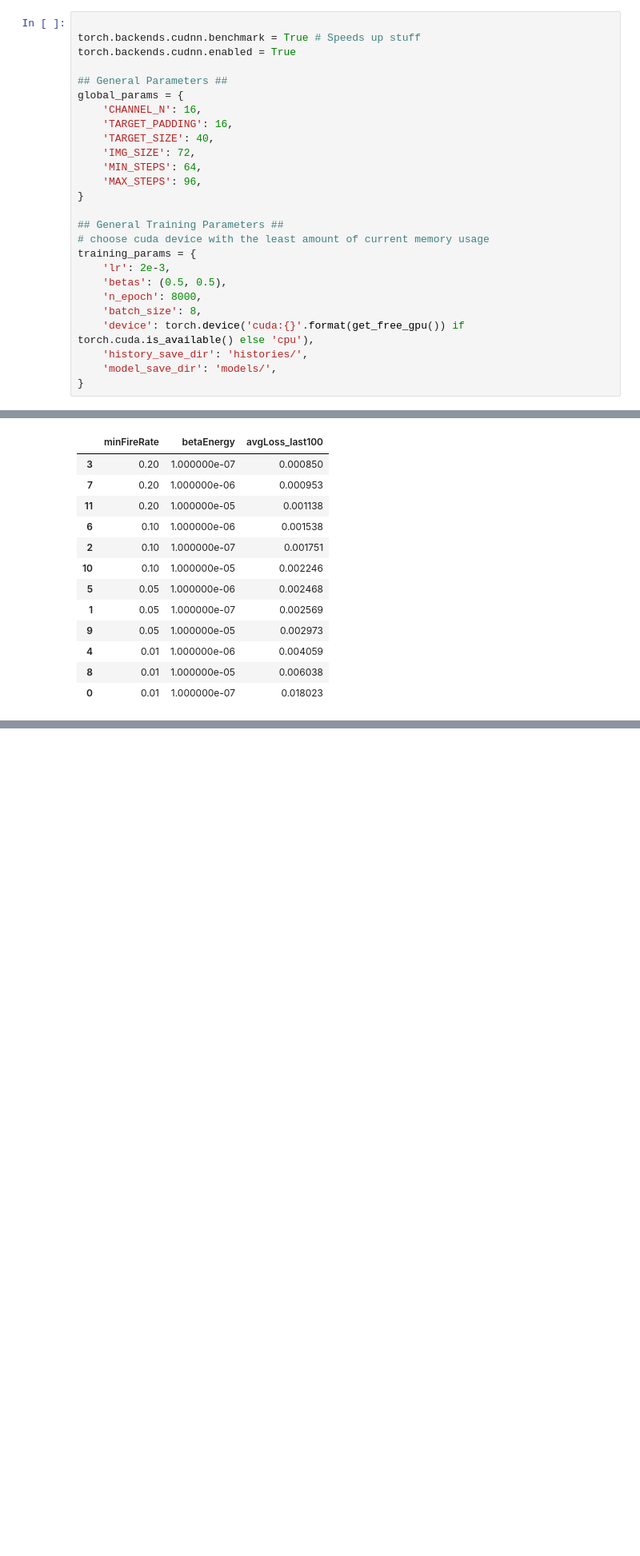
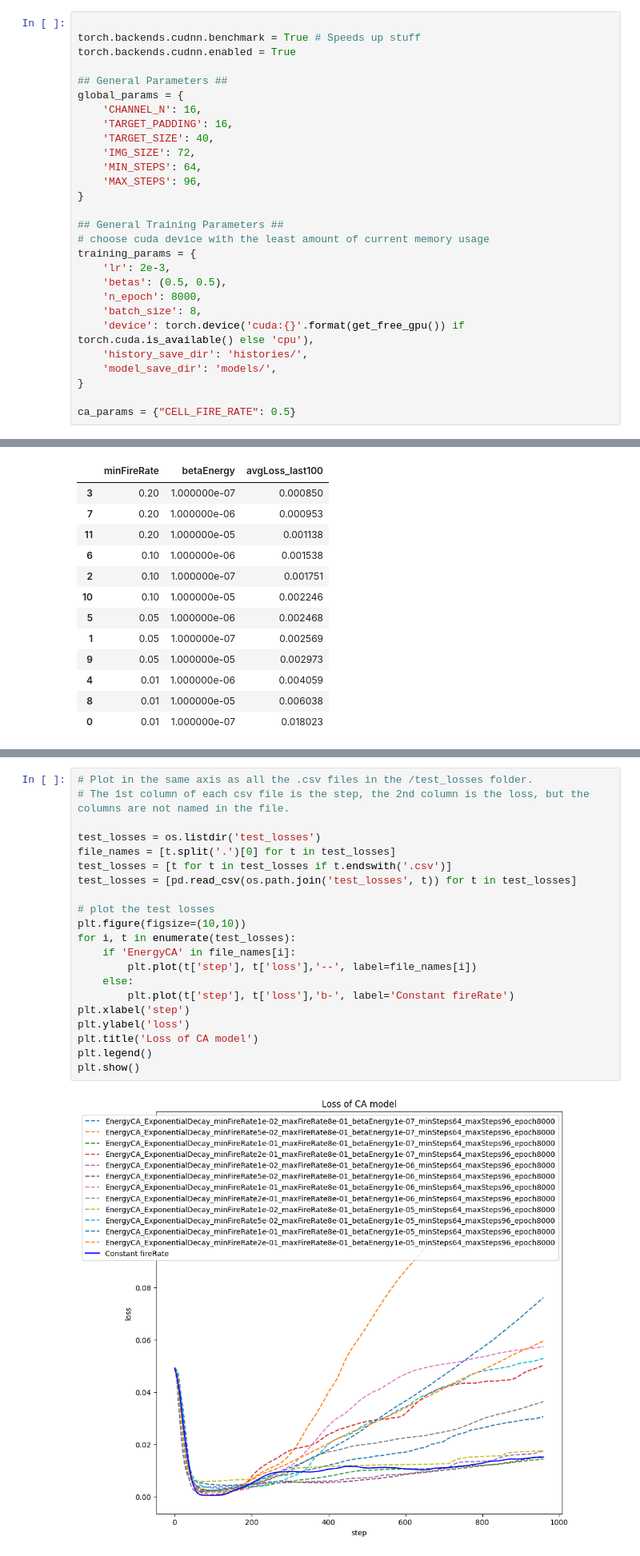
Before and after one commit to andrecharneca/Adaptive-Neural-Cellular-Automata, a Jupyter notebook: testing.ipynb, the cells around one changed output, grey strips where cells are left out. Shown at 80% size. Cells and saved outputs as stored; diff of their text form; blank space fills up the shorter version.

```diff
--- a/testing.ipynb
+++ b/testing.ipynb
@@ -49,6 +47,8 @@ training_params = {
     'history_save_dir': 'histories/',
     'model_save_dir': 'models/',
 }
+
+ca_params = {"CELL_FIRE_RATE": 0.5}
 # %% [output]
 Getting free GPU...
 | ID | GPU  | MEM |
@@ -294,0 +352,23 @@ plt.show()
+# %%
+# Plot in the same axis as all the .csv files in the /test_losses folder.
+# The 1st column of each csv file is the step, the 2nd column is the loss, but the columns are not named in the file.
+
+test_losses = os.listdir('test_losses')
+file_names = [t.split('.')[0] for t in test_losses]
+test_losses = [t for t in test_losses if t.endswith('.csv')]
+test_losses = [pd.read_csv(os.path.join('test_losses', t)) for t in test_losses]
+
+# plot the test losses
+plt.figure(figsize=(10,10))
+for i, t in enumerate(test_losses):
+    if 'EnergyCA' in file_names[i]:
+        plt.plot(t['step'], t['loss'],'--', label=file_names[i])
+    else:
+        plt.plot(t['step'], t['loss'],'b-', label='Constant fireRate')
+plt.xlabel('step')
+plt.ylabel('loss')
+plt.title('Loss of CA model')
+plt.legend()
+plt.show()
+# %% [output]
+[figure, added]
```
Also changed, not shown: parts of 20 cells of this notebook, 16 other files.
